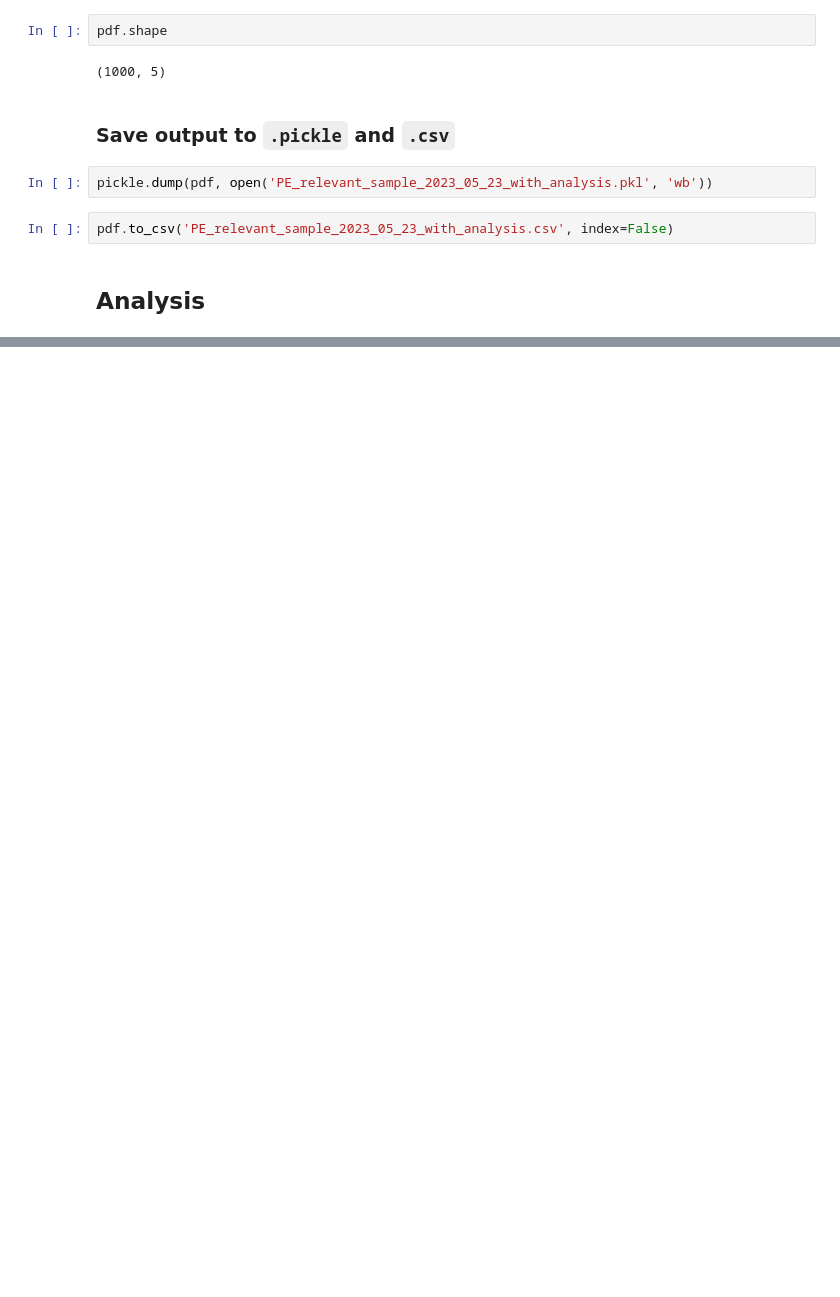
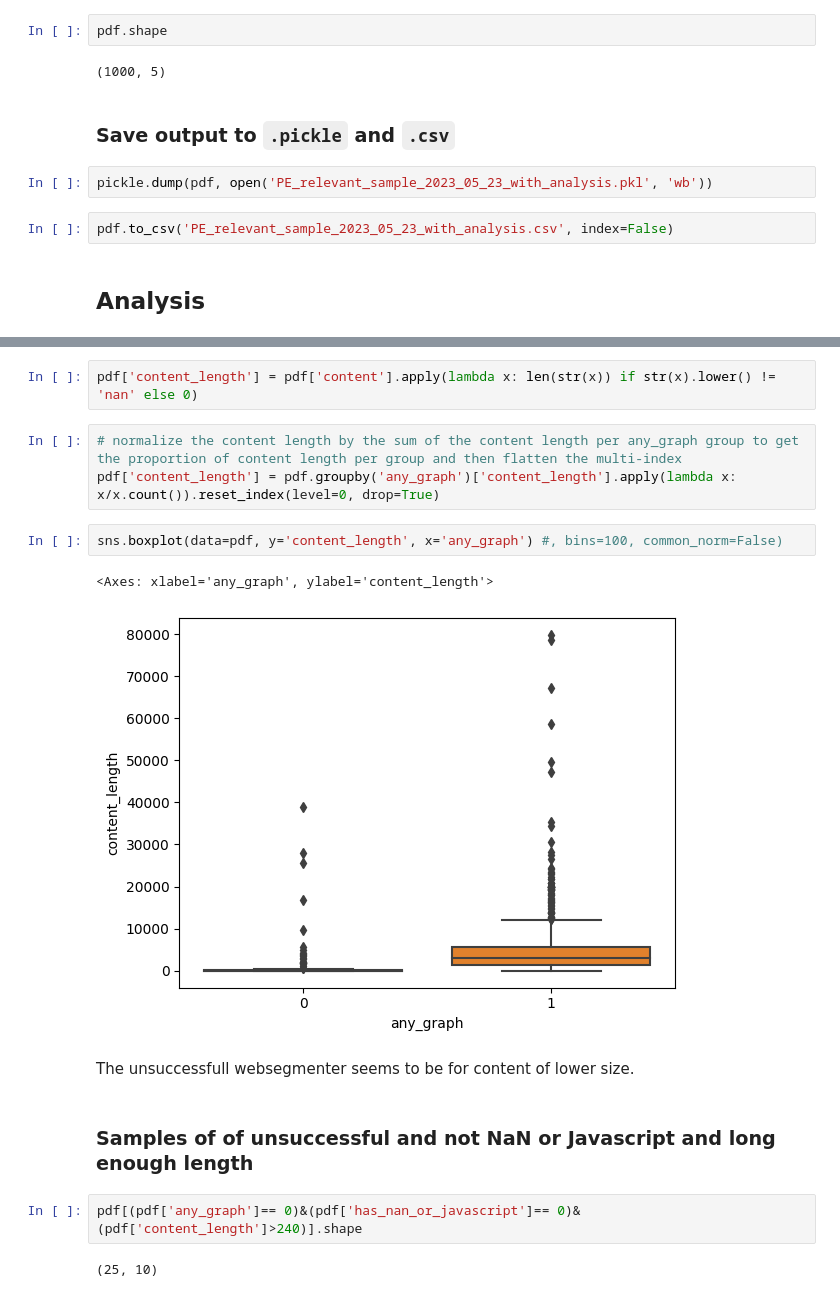
Before and after one commit to AnasAito/Web-segmenter, a Jupyter notebook: analysis_success_rate.ipynb, the cells around one changed output, grey strips where cells are left out. Drawn from its saved outputs; the diff is of its cells as text; blank space fills up the shorter version.

```diff
--- a/analysis_success_rate.ipynb
+++ b/analysis_success_rate.ipynb
@@ -121,0 +168,18 @@ pdf = pickle.load(open('PE_relevant_sample_2023_05_23_with_analysis.pkl'))
+# %%
+pdf['content_length'] = pdf['content'].apply(lambda x: len(str(x)) if str(x).lower() != 'nan' else 0)
+# %%
+# normalize the content length by the sum of the content length per any_graph group to get the proportion of content length per group and then flatten the multi-index
+pdf['content_length'] = pdf.groupby('any_graph')['content_length'].apply(lambda x: x/x.count()).reset_index(level=0, drop=True)
+# %%
+sns.boxplot(data=pdf, y='content_length', x='any_graph') #, bins=100, common_norm=False)
+# %% [output]
+<Axes: xlabel='any_graph', ylabel='content_length'>
+[figure, added]
+# %% [markdown]
+The unsuccessfull websegmenter seems to be for content of lower size.
+# %% [markdown]
+### Samples of of unsuccessful and not NaN or Javascript and long enough length
+# %%
+pdf[(pdf['any_graph']== 0)&(pdf['has_nan_or_javascript']== 0)&(pdf['content_length']>240)].shape
+# %% [output]
+(25, 10)
```
Also changed, not shown: parts of 16 cells of this notebook.
